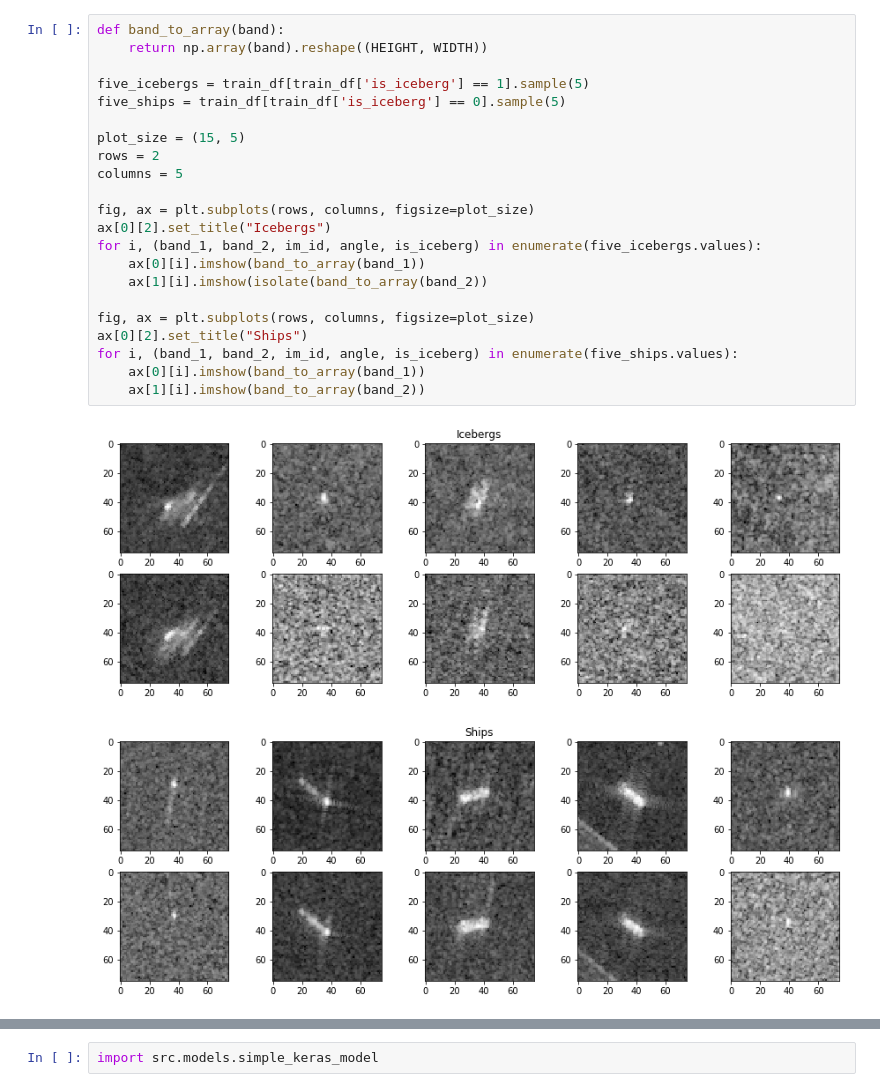
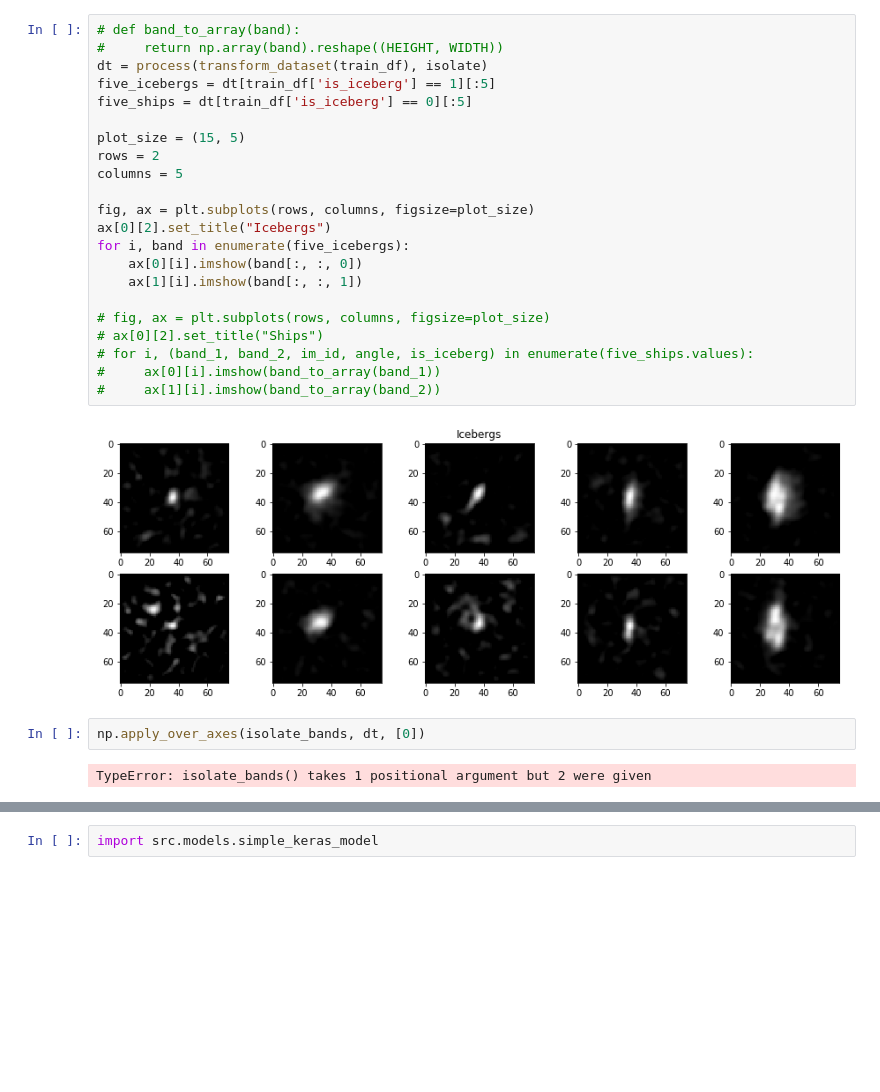
Before and after one commit to ozeron/kaggle-iceberg, a Jupyter notebook: notebooks/0.1-ozeron-exploratory-analys.ipynb, the cells around one changed output, grey strips where cells are left out. Drawn from its saved outputs; the diff is of its cells as text; blank space fills up the shorter version.

Commit message:
Added minor processing fixes

```diff
--- a/notebooks/0.1-ozeron-exploratory-analys.ipynb
+++ b/notebooks/0.1-ozeron-exploratory-analys.ipynb
@@ -34,25 +40,28 @@ WIDTH=75
 # %%
-def band_to_array(band):
-    return np.array(band).reshape((HEIGHT, WIDTH))
-
-five_icebergs = train_df[train_df['is_iceberg'] == 1].sample(5)
-five_ships = train_df[train_df['is_iceberg'] == 0].sample(5)
+# def band_to_array(band):
+#     return np.array(band).reshape((HEIGHT, WIDTH))
+dt = process(transform_dataset(train_df), isolate)
+five_icebergs = dt[train_df['is_iceberg'] == 1][:5]
+five_ships = dt[train_df['is_iceberg'] == 0][:5]
 
 plot_size = (15, 5)
 rows = 2
 columns = 5
 
 fig, ax = plt.subplots(rows, columns, figsize=plot_size)
 ax[0][2].set_title("Icebergs")
-for i, (band_1, band_2, im_id, angle, is_iceberg) in enumerate(five_icebergs.values):
-    ax[0][i].imshow(band_to_array(band_1))
-    ax[1][i].imshow(isolate(band_to_array(band_2))
+for i, band in enumerate(five_icebergs):
+    ax[0][i].imshow(band[:, :, 0])
+    ax[1][i].imshow(band[:, :, 1])
 
-fig, ax = plt.subplots(rows, columns, figsize=plot_size)
-ax[0][2].set_title("Ships")
-for i, (band_1, band_2, im_id, angle, is_iceberg) in enumerate(five_ships.values):
-    ax[0][i].imshow(band_to_array(band_1))
-    ax[1][i].imshow(band_to_array(band_2))
+# fig, ax = plt.subplots(rows, columns, figsize=plot_size)
+# ax[0][2].set_title("Ships")
+# for i, (band_1, band_2, im_id, angle, is_iceberg) in enumerate(five_ships.values):
+#     ax[0][i].imshow(band_to_array(band_1))
+#     ax[1][i].imshow(band_to_array(band_2))
 # %% [output]
-[figure, old version]
+[figure, new version]
-[figure, removed]
+# %%
+np.apply_over_axes(isolate_bands, dt, [0])
+# %% [output]
+TypeError: isolate_bands() takes 1 positional argument but 2 were given
```
Also changed, not shown: parts of 5 cells of this notebook, 5 other files.
